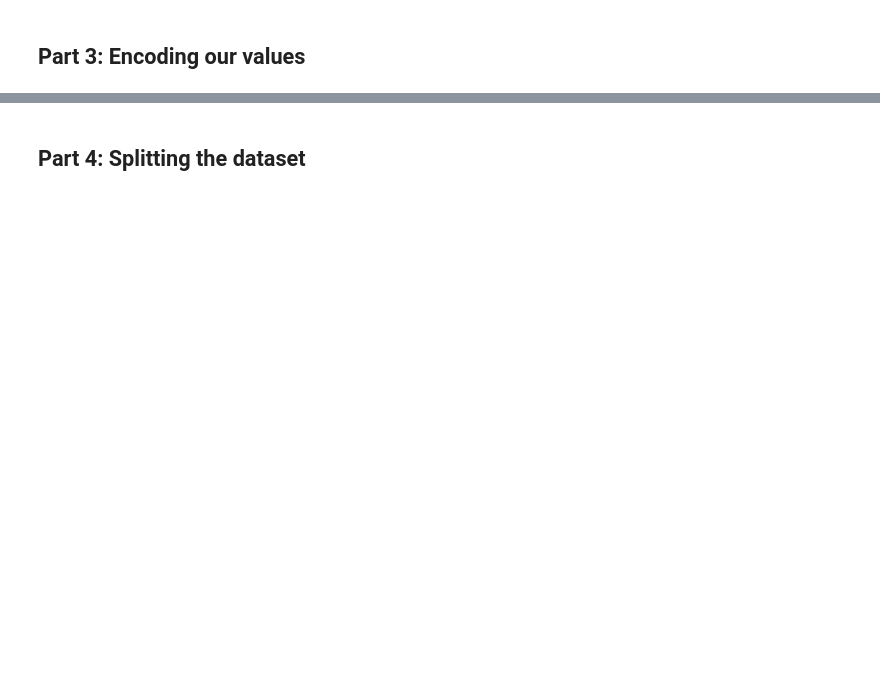
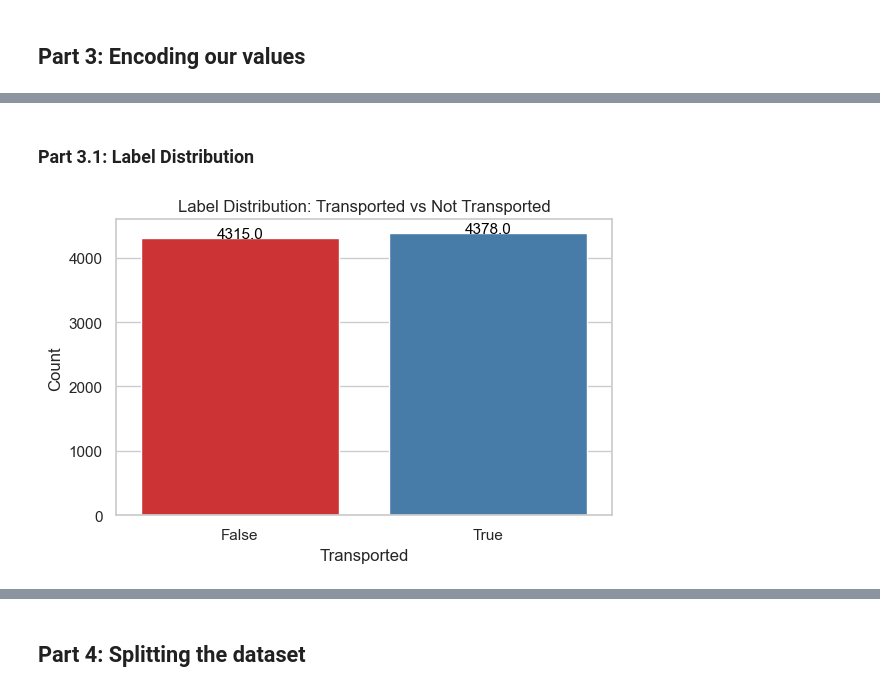
Before and after one commit to SDelRiObando/CS-4662-Spaceship-Titanic-Machine-Learning, a Jupyter notebook: Santi_Part.ipynb, the cells around one changed output, grey strips where cells are left out. Saved outputs shown, nothing was run; the diff lists cells and outputs as text; code cells hidden in the pictures; blank space fills up the shorter version.

```diff
--- a/Santi_Part.ipynb
+++ b/Santi_Part.ipynb
@@ -119,0 +162,25 @@ df.head()
+# %% [markdown]
+### Part 3.1: Label Distribution
+# %%
+# Set the style
+sns.set(style="whitegrid")
+
+# Plot the distribution of the 'Transported' column
+plt.figure(figsize=(6, 4))
+sns.countplot(x='Transported', hue='Transported', data=df, palette='Set1', legend=False)
+
+# Add labels and title
+plt.title('Label Distribution: Transported vs Not Transported')
+plt.xlabel('Transported')
+plt.ylabel('Count')
+
+# Show values on top of bars
+for p in plt.gca().patches:
+    plt.gca().annotate(f'{p.get_height()}',
+                       (p.get_x() + p.get_width() / 2., p.get_height()),
+                       ha='center', va='baseline', fontsize=11, color='black')
+
+plt.tight_layout()
+plt.show()
+# %% [output]
+[figure, added]
```
Also changed, not shown: parts of 25 cells of this notebook, 1 other file.
